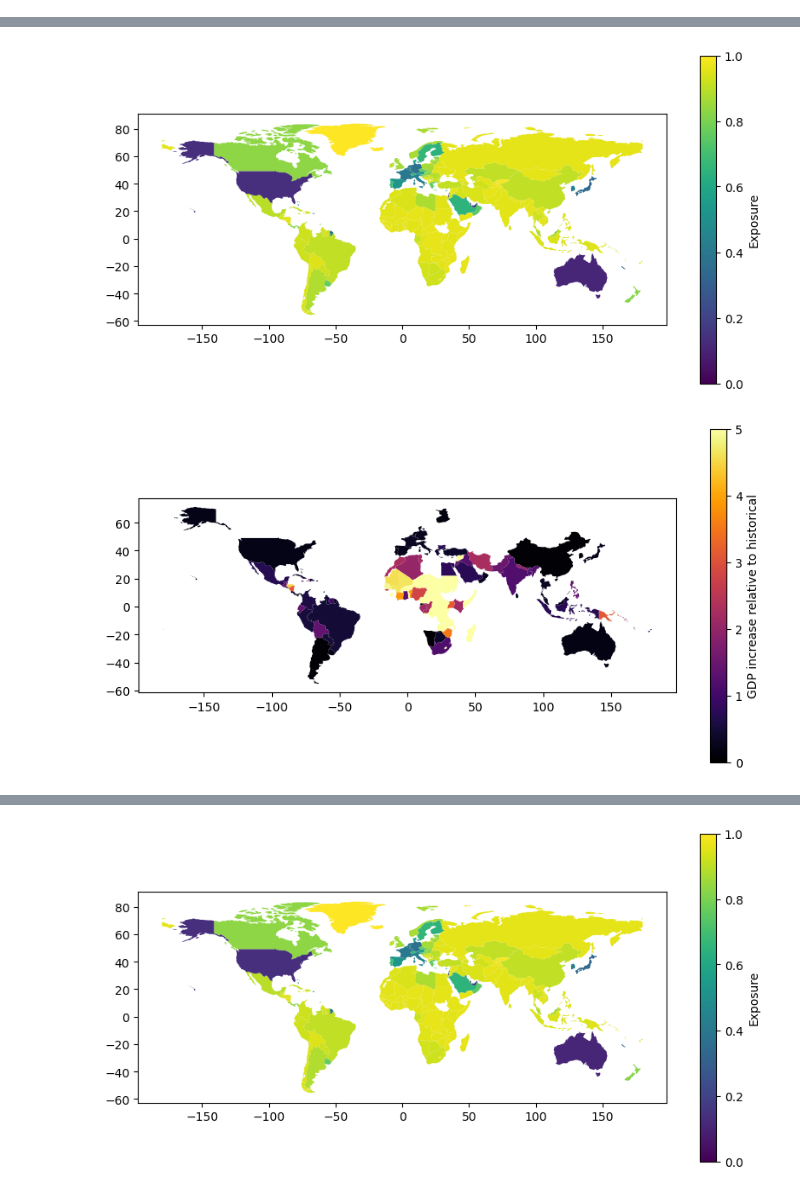
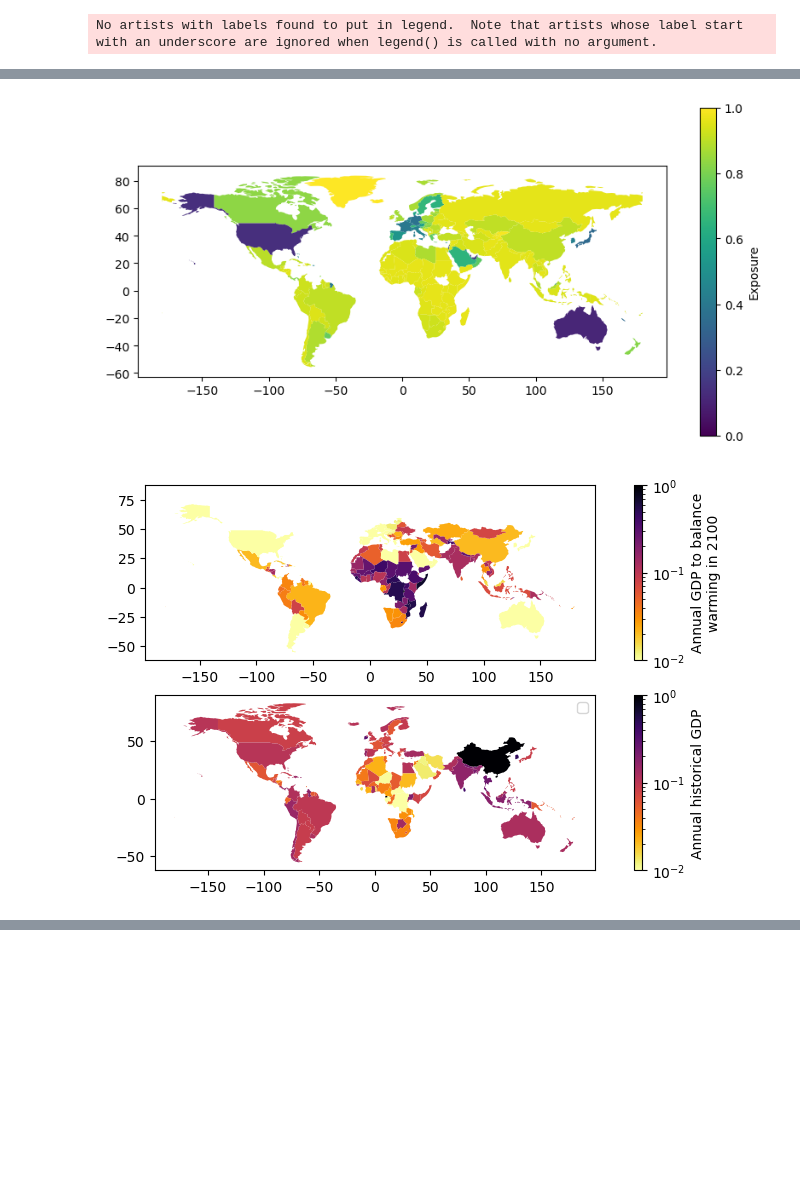
Before and after one commit to carnegie/clab_cooling_deficit_index, a Jupyter notebook: experienced_cdd_predictions.ipynb, the cells around one changed output, grey strips where cells are left out. Cells and saved outputs as stored; diff of their text form; code cells hidden in the pictures; blank space fills up the shorter version.

Commit message:
Modifying figures

```diff
--- a/experienced_cdd_predictions.ipynb
+++ b/experienced_cdd_predictions.ipynb
@@ -9,5 +10,10 @@ from utilities import exposure_new, exposure_contour, read_ac_data, gdp_from_cdd
+# %%
+# Load configuration from config.yaml
+with open("config.yaml", "r") as f:
+    config = yaml.safe_load(f)
+future_year = config["future_year"]
 # %%
-for ssp_rcp in ['1_26', '3_45', '5_60']:
+for ssp_rcp in ['3_45']:#, '5_60']:
     ssp = ssp_rcp.split('_')[0]
     rcp = ssp_rcp.split('_')[1]
 
@@ -18,7 +24,7 @@ for ssp_rcp in ['1_26', '3_45', '5_60']:
     # Read in data for countries in ac_data
     dd_projection = pd.read_csv('data_experiencedT/projections/ISO_CDD_GDP18_agg_data.csv')
     # Filter for SSP and RCP
-    dd_projection = dd_projection.loc[(dd_projection['rcp'] == 'rcp{0}'.format(rcp)) & (dd_projection['ssp'] == 'SSP{0}'.format(ssp)) & (dd_projection['year'] == 2100) & (dd_projection['stat'] == 'mean')]
+    dd_projection = dd_projection.loc[(dd_projection['rcp'] == 'rcp{0}'.format(rcp)) & (dd_projection['ssp'] == 'SSP{0}'.format(ssp)) & (dd_projection['year'] == future_year) & (dd_projection['stat'] == 'mean')]
     # Filter to keep countries in ac_data
     dd_projection = dd_projection[dd_projection['ISO'].isin(ac_data_historical['ISO3'])]
     # Rename ISO to ISO3
@@ -31,7 +37,7 @@ for ssp_rcp in ['1_26', '3_45', '5_60']:
 
     gdp_projection = pd.read_csv('data_experiencedT/projections/gdp_edu_projections.csv')
     # Filter for SSP and year 2100
-    gdp_projection = gdp_projection.loc[(gdp_projection['scenario'] == 'SSP{0}'.format(ssp)) & (gdp_projection['year'] == 2100)]
+    gdp_projection = gdp_projection.loc[(gdp_projection['scenario'] == 'SSP{0}'.format(ssp)) & (gdp_projection['year'] == future_year)]
     # Only keep countrycode and gdpcc columns
     gdp_projection = gdp_projection[['countrycode', 'gdppc']]
     # Only keep countries in ac_data
@@ -106,7 +112,9 @@ for ssp_rcp in ['1_26', '3_45', '5_60']:
 
 
     # Calculate GDP needed to keep exposure times CDD constant
-    ac_data_new['gdp_const'] = gdp_from_cdd_exposure(ac_data_new['exposure_times_cdd'], ac_data_new_2100['DD_mean']) / ac_data_new['GDP']
+    ac_data_new['gdp_const'] = ( (gdp_from_cdd_exposure(ac_data_new['exposure_times_cdd'], ac_data_new_2100['DD_mean']) - ac_data_new['GDP']) / (future_year - 2018) ) / ac_data_new['GDP']
 
-    plot_gdp_const_warming(ac_data_new, ac_data_map_geo, ssp, rcp)
+    ac_data_new = plot_gdp_increase_map(ac_data_new, ac_data_map_geo, ssp, rcp)
+    plot_gdp_increase_scatter(ac_data_new, ssp, rcp)
 # %% [output]
+No artists with labels found to put in legend.  Note that artists whose label start with an underscore are ignored when legend() is called with no argument.
@@ -114,2 +122,2 @@ for ssp_rcp in ['1_26', '3_45', '5_60']:
 [figure]
-[figure, old version]
+[figure, new version]
@@ -118 +124,0 @@ for ssp_rcp in ['1_26', '3_45', '5_60']:
-[figure, removed]
```
Also changed, not shown: parts of 2 cells of this notebook, 3 other files.
